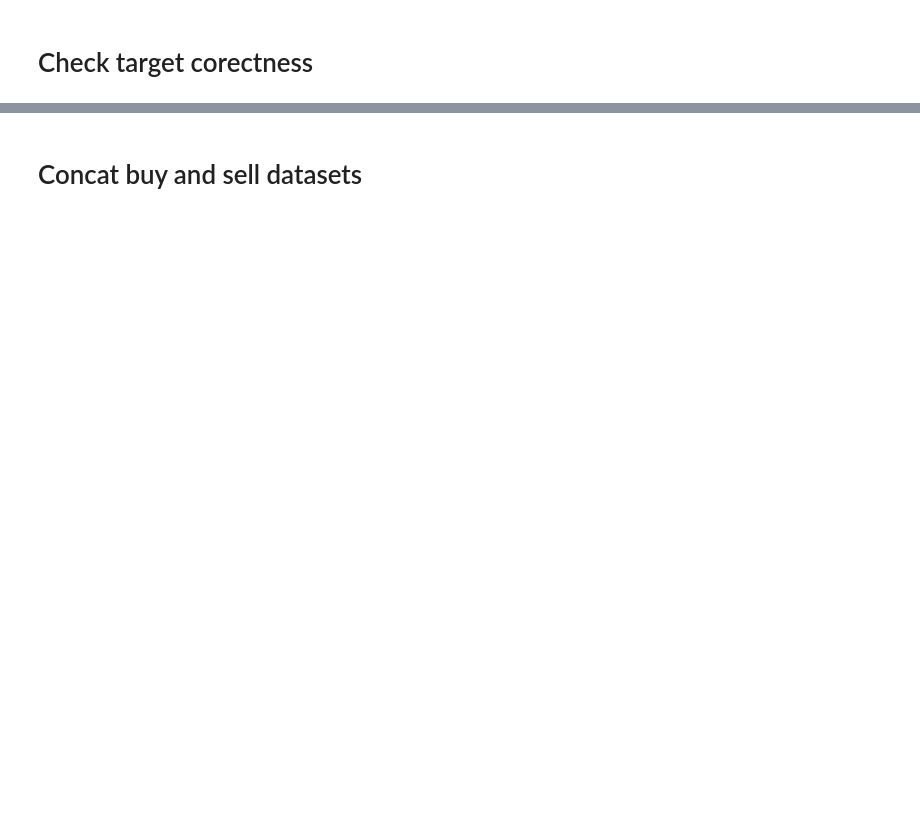
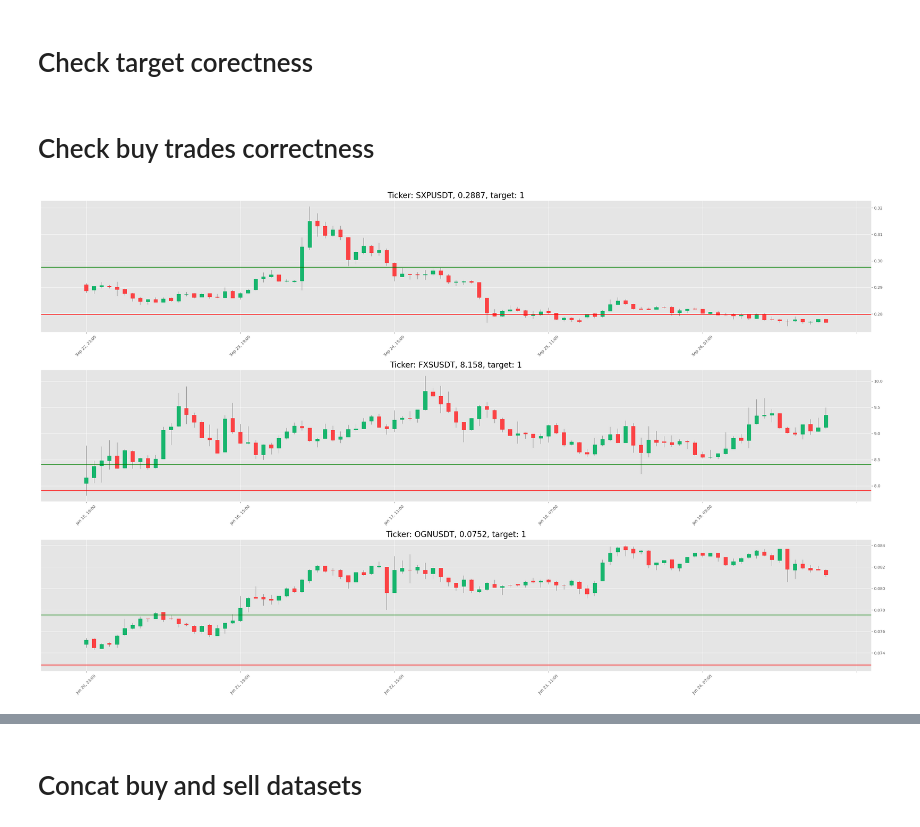
Before and after one commit to beatwad/sigbot, a Jupyter notebook: sigbot/ml/train_model.ipynb, the cells around one changed output, grey strips where cells are left out. Cells and saved outputs as stored; diff of their text form; code cells hidden in the pictures; blank space fills up the shorter version.

```diff
--- a/sigbot/ml/train_model.ipynb
+++ b/sigbot/ml/train_model.ipynb
@@ -369,3 +358,48 @@ dtype: int64
 #     tmp_df_1h['anti_signal'] = tmp_df_1h['high'] > tmp_df_1h['high_price']
 
 # tmp_df_1h
+# %% [markdown]
+# Check buy trades correctness
+# %%
+%matplotlib inline
+
+import matplotlib
+import matplotlib.pyplot as plt
+import mplfinance as mpf
+
+plt_num = 3
+j = 1
+fig = plt.figure(figsize=(30, 6 * plt_num))
+
+buy_idxs = train_buy.index
+test_buy = train_buy.sample(plt_num, axis=0)
+
+for i, row in test_buy.iterrows():
+    ticker = row['ticker']
+    time = row['time']
+    price = row['close']
+    target = row['target']
+    ttype = row['ttype']
+
+    high_price = price * CFG.cls_target_ratio_tp
+    low_price = price * (2 - CFG.cls_target_ratio_tp)
+
+    df_1h, _ = get_file(ticker)
+    df_1h = df_1h[(df_1h['time'] >= time) & (df_1h['time'] <= time + timedelta(hours=target_offset))]
+    ohlc = df_1h[['time', 'open', 'high', 'low', 'close', 'volume']].set_index('time')
+
+    ax = fig.add_subplot(plt_num, 1, j)
+    mpf.plot(ohlc, type='candle', warn_too_much_data=1001, style='yahoo', ylabel='', tz_localize=True, ax=ax)
+
+    if ttype == 'buy':
+        ax.axhline(high_price, color='g')
+        ax.axhline(low_price, color='r')
+    else:
+        ax.axhline(high_price, color='r')
+        ax.axhline(low_price, color='g')
+    ax.set_title(f'Ticker: {ticker}, {price}, target: {target}', fontsize=20)
+    j += 1
+
+fig.tight_layout()
+# %% [output]
+[figure, added]
```
Also changed, not shown: parts of 17 cells of this notebook, 4 other files.
